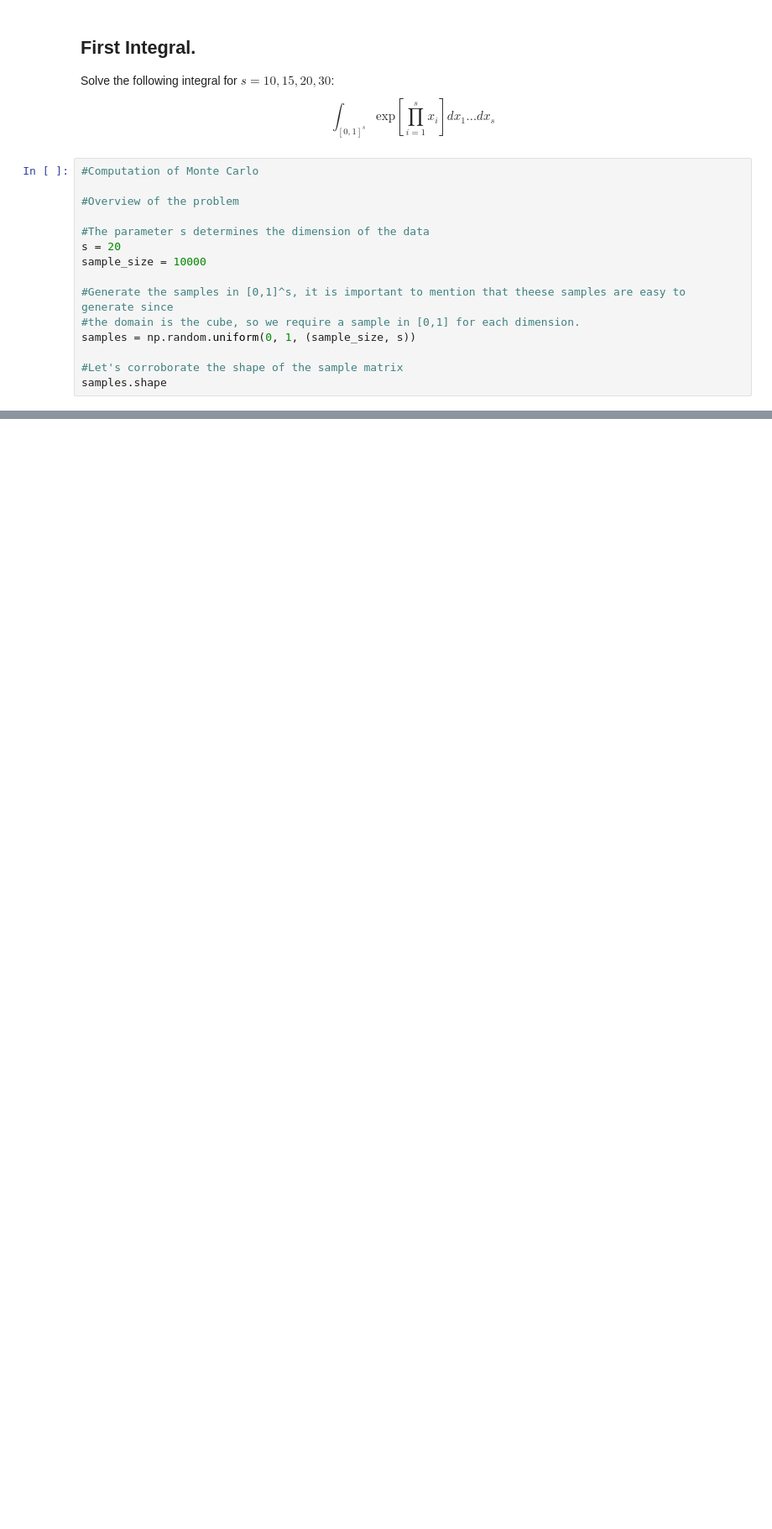
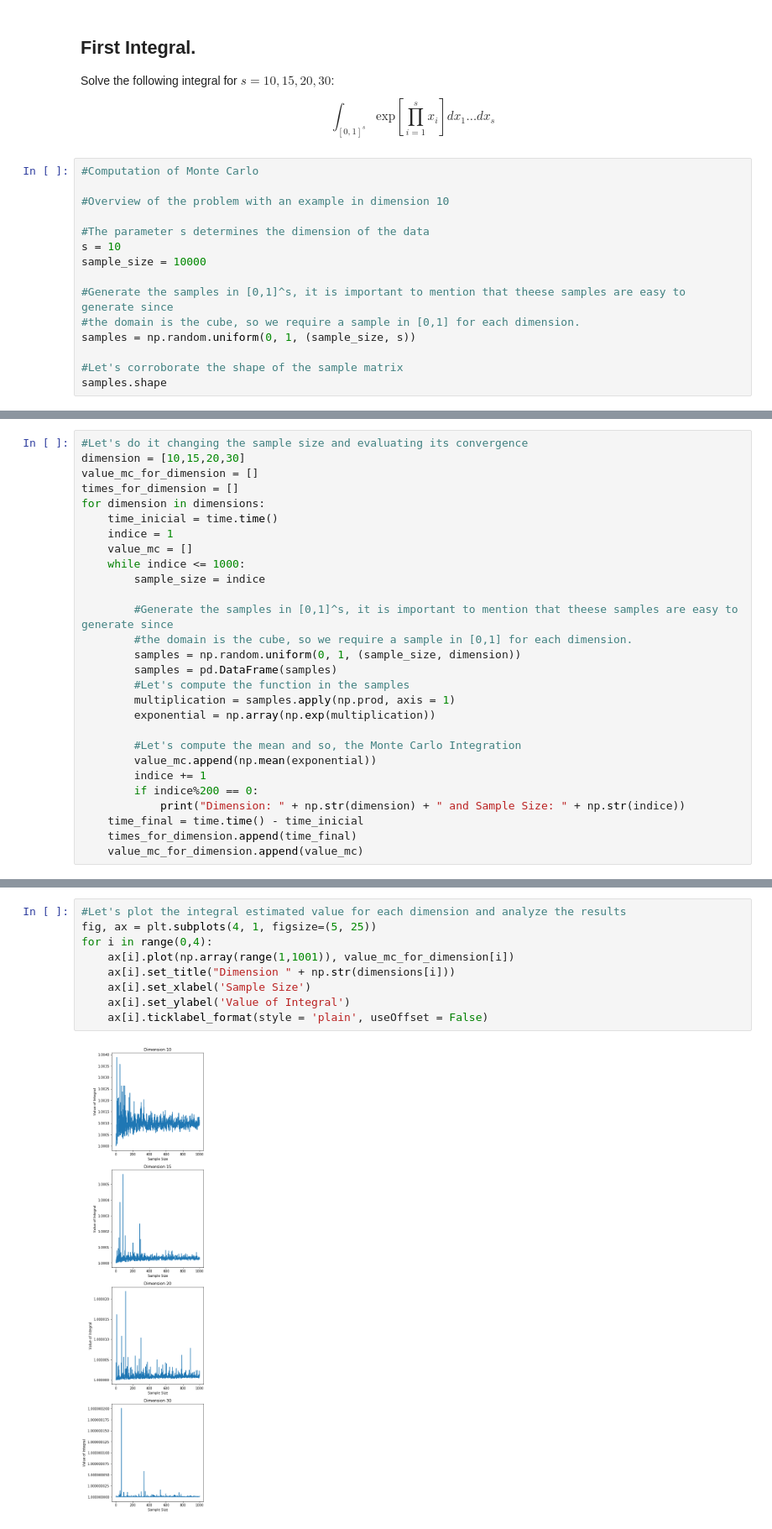
Before and after one commit to juanse1608/Courses, a Jupyter notebook: Jupyters/Notebooks/Integrals-Statistical Computation.ipynb, the cells around one changed output, grey strips where cells are left out. Shown at 84% size. Cells and saved outputs as stored; diff of their text form; blank space fills up the shorter version.

Commit message:
Updated Notebook on Integration

```diff
--- a/Jupyters/Notebooks/Integrals-Statistical Computation.ipynb
+++ b/Jupyters/Notebooks/Integrals-Statistical Computation.ipynb
@@ -24,10 +27,10 @@ $$ \int_{[0,1]^{s}} \text{exp} \left[ \prod_{i=1}^{s} x_i \right] dx_1\ldots dx_
 # %%
 #Computation of Monte Carlo
 
-#Overview of the problem
+#Overview of the problem with an example in dimension 10
 
 #The parameter s determines the dimension of the data
-s = 20
+s = 10
 sample_size = 10000
 
 #Generate the samples in [0,1]^s, it is important to mention that theese samples are easy to generate since
@@ -56,0 +62,28 @@ value_mc
+# %%
+#Let's do it changing the sample size and evaluating its convergence
+dimension = [10,15,20,30]
+value_mc_for_dimension = []
+times_for_dimension = []
+for dimension in dimensions:
+    time_inicial = time.time()
+    indice = 1
+    value_mc = []
+    while indice <= 1000:
+        sample_size = indice
+
+        #Generate the samples in [0,1]^s, it is important to mention that theese samples are easy to generate since
+        #the domain is the cube, so we require a sample in [0,1] for each dimension.
+        samples = np.random.uniform(0, 1, (sample_size, dimension))
+        samples = pd.DataFrame(samples)
+        #Let's compute the function in the samples
+        multiplication = samples.apply(np.prod, axis = 1)
+        exponential = np.array(np.exp(multiplication))
+
+        #Let's compute the mean and so, the Monte Carlo Integration
+        value_mc.append(np.mean(exponential))
+        indice += 1
+        if indice%200 == 0:
+            print("Dimension: " + np.str(dimension) + " and Sample Size: " + np.str(indice))
+    time_final = time.time() - time_inicial
+    times_for_dimension.append(time_final)
+    value_mc_for_dimension.append(value_mc)
@@ -56,0 +111,11 @@ value_mc
+# %%
+#Let's plot the integral estimated value for each dimension and analyze the results
+fig, ax = plt.subplots(4, 1, figsize=(5, 25))
+for i in range(0,4):
+    ax[i].plot(np.array(range(1,1001)), value_mc_for_dimension[i])
+    ax[i].set_title("Dimension " + np.str(dimensions[i]))
+    ax[i].set_xlabel('Sample Size')
+    ax[i].set_ylabel('Value of Integral')
+    ax[i].ticklabel_format(style = 'plain', useOffset = False)
+# %% [output]
+[figure, added]
```
Also changed, not shown: parts of 9 cells of this notebook.
